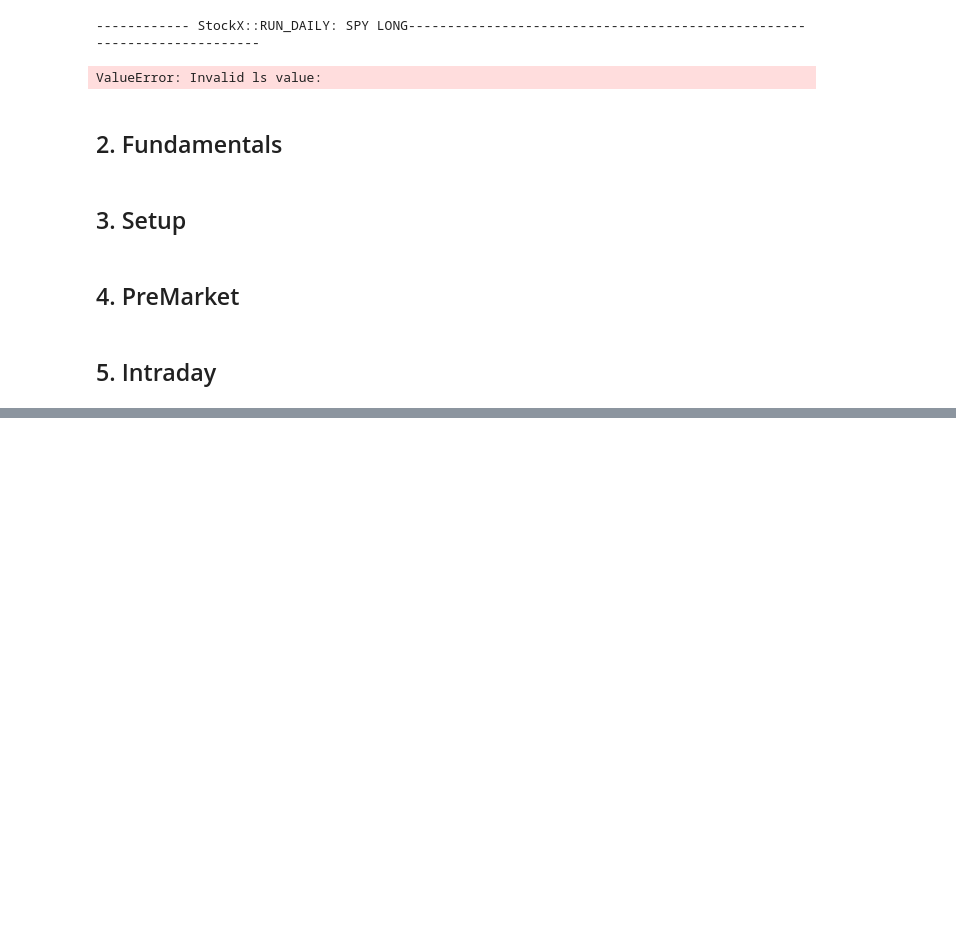
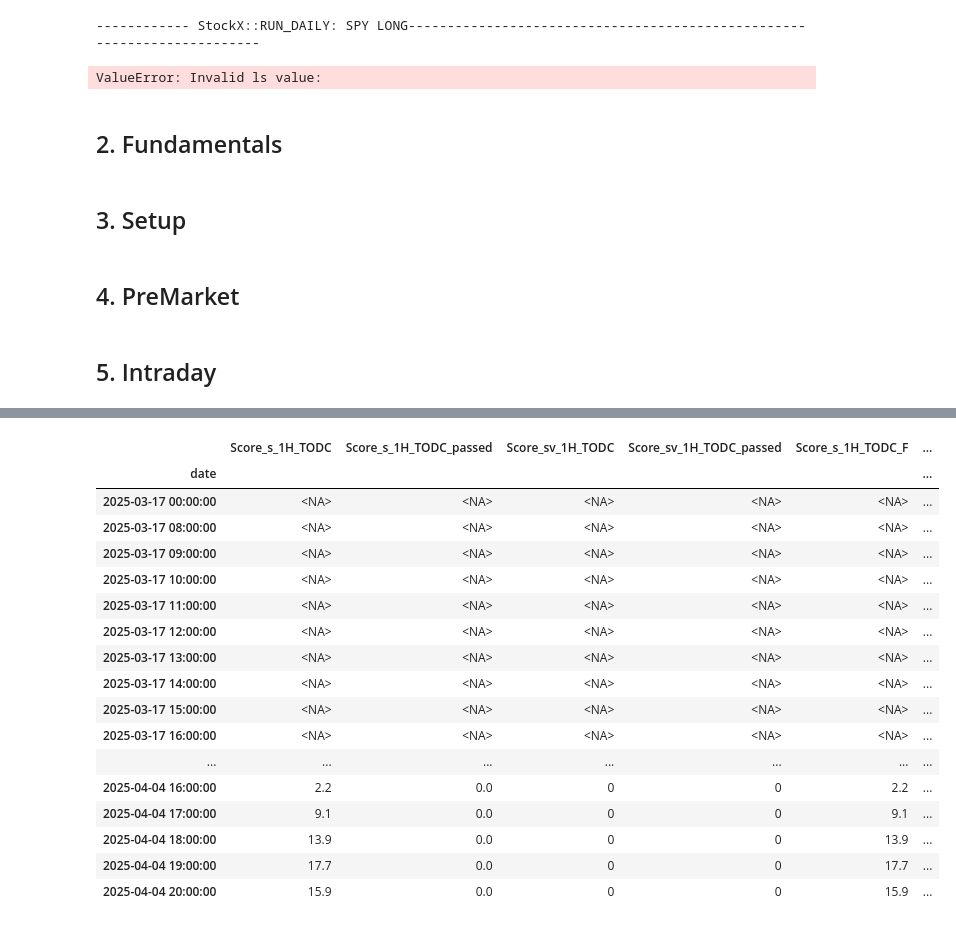
Before and after one commit to Design-01/stockbot_4, a Jupyter notebook: TEST_StockX.ipynb, the cells around one changed output, grey strips where cells are left out. Cells and saved outputs as stored; diff of their text form; code cells hidden in the pictures; blank space fills up the shorter version.

```diff
--- a/TEST_StockX.ipynb
+++ b/TEST_StockX.ipynb
@@ -1180,0 +269,26 @@ Complex LONG signal result: 13.200000000000001
+# %%
+sx.get_frame('1 hour').taPresets.get_ta_list()
+# prests.s_1H.passed
+#  max rows
+import pandas as pd
+pd.set_option('display.max_rows', 1000)
+sx.get_frame_data('1 hour', colsContains='Score')
+# %% [output]
+|  | Score_s_1H_TODC | Score_s_1H_TODC_passed | Score_sv_1H_TODC | Score_sv_1H_TODC_passed | Score_s_1H_TODC_F | ... |
+| date |  |  |  |  |  | ... |
+| 2025-03-17 00:00:00 | <NA> | <NA> | <NA> | <NA> | <NA> | ... |
+| 2025-03-17 08:00:00 | <NA> | <NA> | <NA> | <NA> | <NA> | ... |
+| 2025-03-17 09:00:00 | <NA> | <NA> | <NA> | <NA> | <NA> | ... |
+| 2025-03-17 10:00:00 | <NA> | <NA> | <NA> | <NA> | <NA> | ... |
+| 2025-03-17 11:00:00 | <NA> | <NA> | <NA> | <NA> | <NA> | ... |
+| 2025-03-17 12:00:00 | <NA> | <NA> | <NA> | <NA> | <NA> | ... |
+| 2025-03-17 13:00:00 | <NA> | <NA> | <NA> | <NA> | <NA> | ... |
+| 2025-03-17 14:00:00 | <NA> | <NA> | <NA> | <NA> | <NA> | ... |
+| 2025-03-17 15:00:00 | <NA> | <NA> | <NA> | <NA> | <NA> | ... |
+| 2025-03-17 16:00:00 | <NA> | <NA> | <NA> | <NA> | <NA> | ... |
+| ... | ... | ... | ... | ... | ... | ... |
+| 2025-04-04 16:00:00 | 2.2 | 0.0 | 0 | 0 | 2.2 | ... |
+| 2025-04-04 17:00:00 | 9.1 | 0.0 | 0 | 0 | 9.1 | ... |
+| 2025-04-04 18:00:00 | 13.9 | 0.0 | 0 | 0 | 13.9 | ... |
+| 2025-04-04 19:00:00 | 17.7 | 0.0 | 0 | 0 | 17.7 | ... |
+| 2025-04-04 20:00:00 | 15.9 | 0.0 | 0 | 0 | 15.9 | ... |
```
Also changed, not shown: parts of 14 cells of this notebook, 2 other files.
